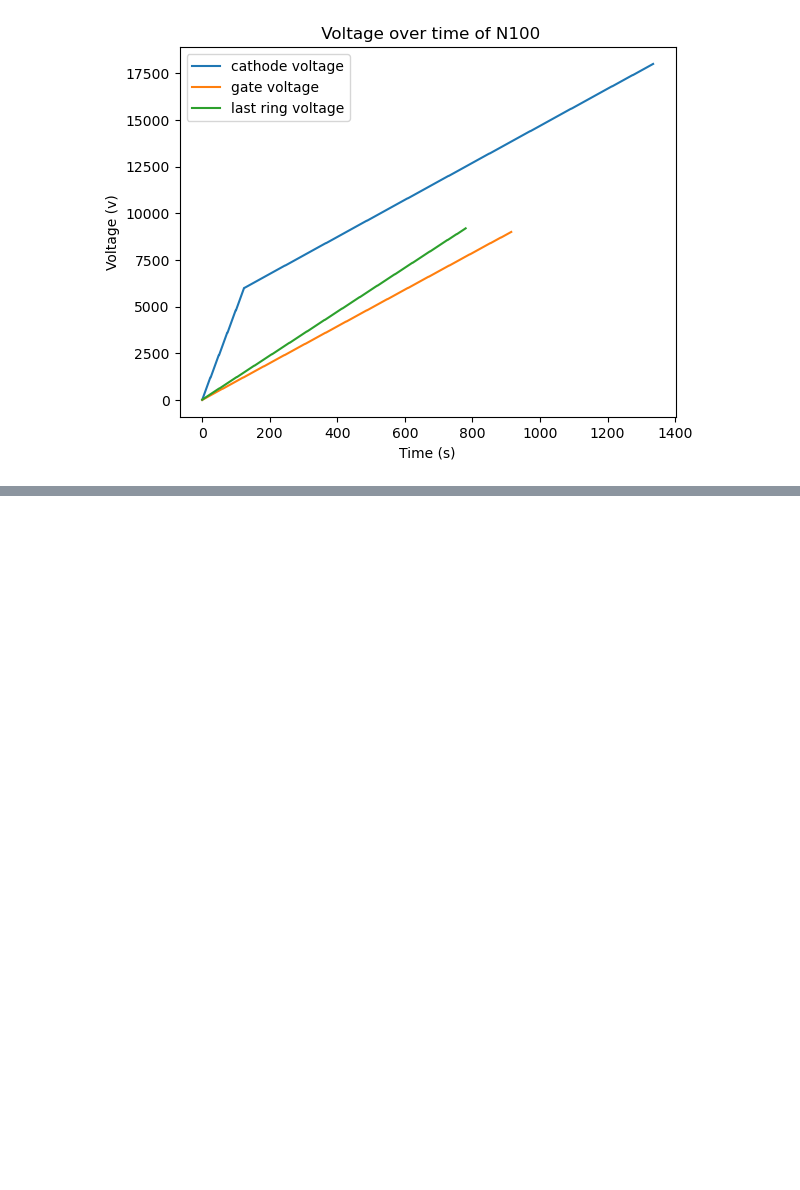
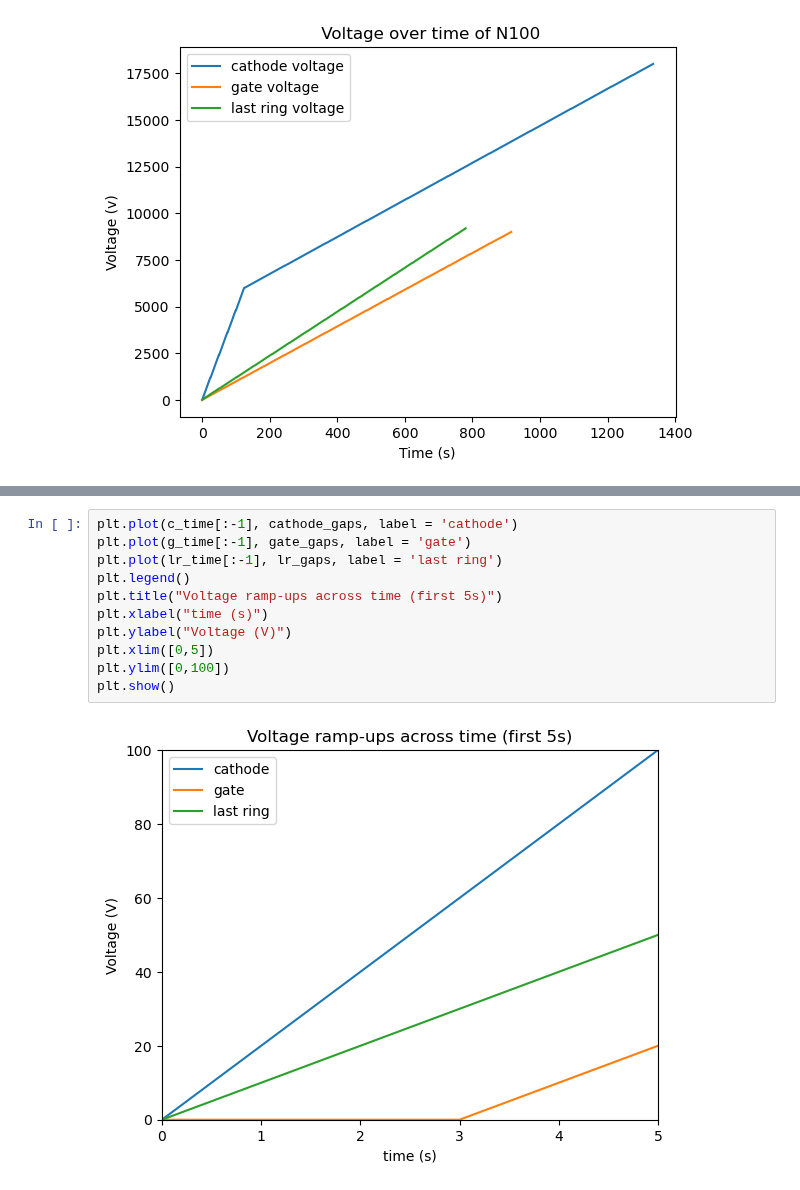
Before and after one commit to jwaiton/next_misc, a Jupyter notebook: miscellaneous/helena_voltage_.ipynb, the cells around one changed output, grey strips where cells are left out. Cells and saved outputs as stored; diff of their text form; blank space fills up the shorter version.

```diff
--- a/miscellaneous/helena_voltage_.ipynb
+++ b/miscellaneous/helena_voltage_.ipynb
@@ -114,0 +192,13 @@ plt.show()
+# %%
+plt.plot(c_time[:-1], cathode_gaps, label = 'cathode')
+plt.plot(g_time[:-1], gate_gaps, label = 'gate')
+plt.plot(lr_time[:-1], lr_gaps, label = 'last ring')
+plt.legend()
+plt.title("Voltage ramp-ups across time (first 5s)")
+plt.xlabel("time (s)")
+plt.ylabel("Voltage (V)")
+plt.xlim([0,5])
+plt.ylim([0,100])
+plt.show()
+# %% [output]
+[figure, added]
```
Also changed, not shown: parts of 5 cells of this notebook.
